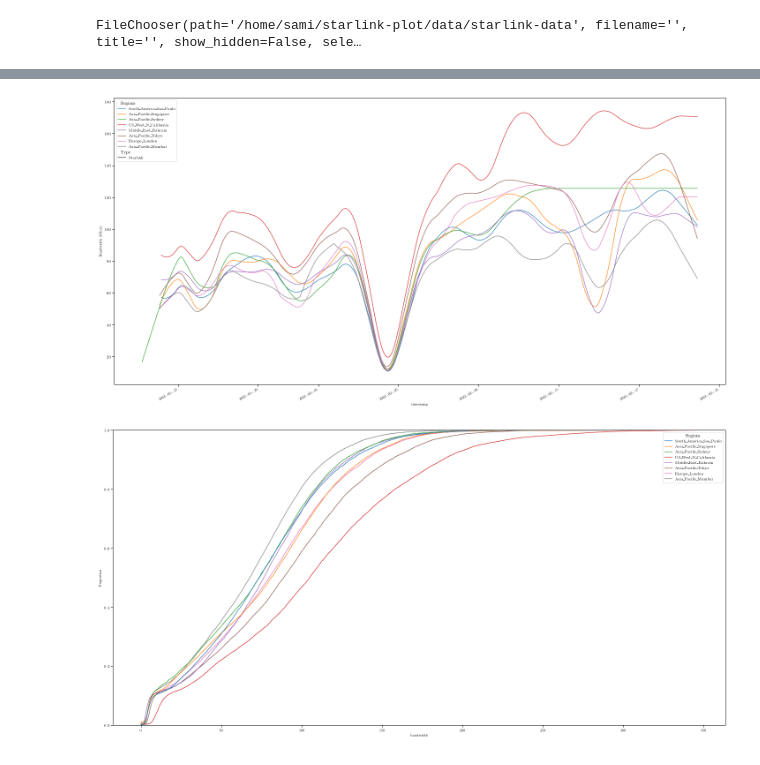
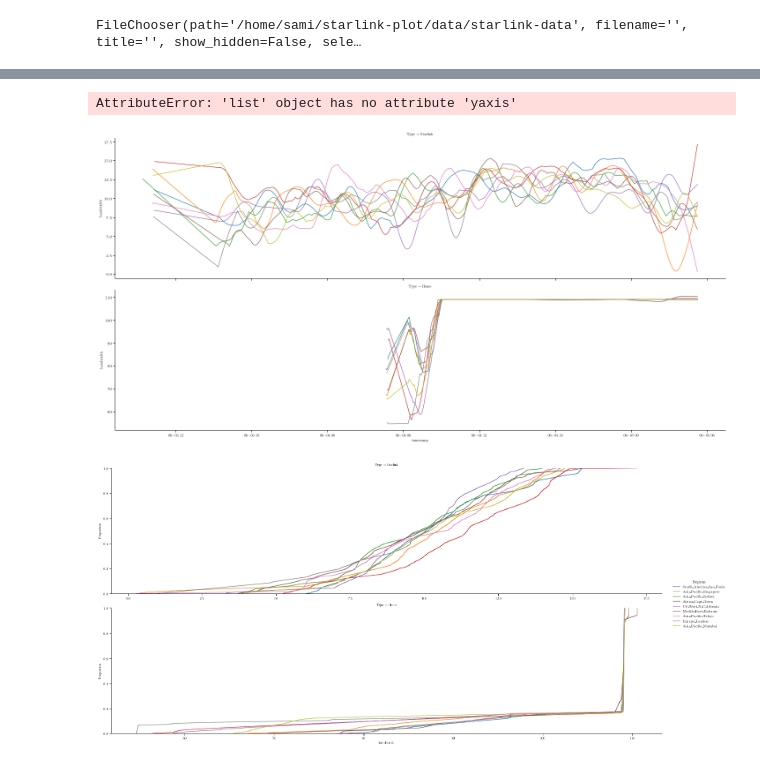
Before and after one commit to Starlink-Measurement/starlink-plot, a Jupyter notebook: plot_iperf3.ipynb, the cells around one changed output, grey strips where cells are left out. Drawn from its saved outputs; the diff is of its cells as text; code cells hidden in the pictures.

```diff
--- a/plot_iperf3.ipynb
+++ b/plot_iperf3.ipynb
@@ -113,8 +113,8 @@ display(fc)
 # %% [output]
 FileChooser(path='/home/sami/starlink-plot/data/Home_network_data', filename='', title='', show_hidden=False, …
 # %%
-fc1 = FileChooser('data/starlink-data/')
-fc1.sandbox_path = 'data/starlink-data/'
+fc1 = FileChooser('data/starlink-data/Iperf_csv/')
+fc1.sandbox_path = 'data/starlink-data/Iperf_csv/'
 display(fc1)
 # %% [output]
 FileChooser(path='/home/sami/starlink-plot/data/starlink-data', filename='', title='', show_hidden=False, sele…
@@ -134,7 +136,7 @@ src_dirs
 df = pd.DataFrame()
 for type_name, folder in src_dirs:
     #df = concat_df(args.src_folder, UDP_UP, [JITTER])
-    df_temp = combine_reg(folder, TCP_DOWN, first=1)
+    df_temp = combine_reg(folder, UDP_UP, first=1)
     df_temp = pd.concat({type_name: df_temp}, axis=1)
     if not df.empty:
         df = df.merge(df_temp, how='outer', left_index=True, right_index=True)
@@ -160,5 +162,6 @@ df
 # %%
 df_regs = df.replace(-1, pd.NA)
+df_regs = df_regs.astype(object).where(df_regs.notnull(), None)
 df_regs = df_regs.dropna(how='all').astype(float)
 #df = concat_df(args.src_folder, UDP_DOWN).sort_values('timestamp')
 #df_regs = df_regs.loc['2022-05-28 18:13:00':]
@@ -187,7 +212,7 @@ df_regs
 df_regs_interp = df_regs
 df_regs_interp = df_regs_interp.resample('H').mean()
 df_regs_interp = df_regs_interp.interpolate(method='linear')
-df_regs_interp = df_regs_interp.apply(lambda x: savgol_filter(x,41,1))
+df_regs_interp = df_regs_interp.apply(lambda x: savgol_filter(x,91,1))
 # Perform savgol filtering
 df_regs_interp
 
@@ -236,9 +261,9 @@ df_unstacked
 # %%
 #fig, ax = plt.subplots(figsize=(3.5,3))
-fig, ax = plt.subplots(figsize=(20,10))
+#fig, ax = plt.subplots(figsize=(20,10))
 
-ax.xaxis.update_units(df.index)
-y_val = df_unstacked.bandwidth
+#ax.xaxis.update_units(df.index)
+#y_val = df_unstacked.bandwidth
 #sns.scatterplot(x=ax.xaxis.convert_units(df.timestamp), y=y_val, ax=ax)
 #sns.jointplot(x=ax.xaxis.convert_units(df.timestamp), y=y_val, ax=ax)
 
@@ -246,20 +271,33 @@ y_val = df_unstacked.bandwidth
 #        palette=["black"]*sum(y_val.isna()), markers=True, legend=False)
 #sns.lineplot(data=df_regs)
 
-g = sns.lineplot(data=df_unstacked, x='timestamp', y='bandwidth', hue=N_REGIONS, style=N_TYPE)
+g = sns.FacetGrid(data=df_unstacked, row=N_TYPE, hue=N_REGIONS, sharey=False, height=5, aspect=4)
+g.map(sns.lineplot, 'timestamp', 'bandwidth')
+
+g_ax = g.fig.axes
+sns.scatterplot(data=df_outage, ax=g_ax)
+
+
+#g = sns.lineplot(data=df_unstacked, x='timestamp', y='bandwidth', hue=N_REGIONS, style=N_TYPE)
 #g = sns.lineplot(data=df_unstacked, x=df_unstacked.index, y='bandwidth')
 #ax.set(yscale='log')
 g.figure.autofmt_xdate()
 
 #ax.set_ylabel("Jitter (ms)")
-ax.set_ylabel("Bandwidth (Mb/s)")
-fig.tight_layout()
+g.add_legend()
+g.set(ylabel="Bandwidth (Mb/s)")
+g.tight_layout()
+#fig.tight_layout()
 # %% [output]
+AttributeError: 'list' object has no attribute 'yaxis'
-[figure, old version]
+[figure, new version]
 # %%
-fig2, ax2 = plt.subplots(figsize=(20,10))
-sns.ecdfplot(data=df_unstacked, x='bandwidth', hue=N_REGIONS)
-fig2.tight_layout()
+#fig2, ax2 = plt.subplots(figsize=(20,10))
+g2 = sns.FacetGrid(data=df_unstacked, row=N_TYPE, hue=N_REGIONS, sharex=False, height=5, aspect=4)
+g2.map(sns.ecdfplot, 'bandwidth')
+g2.add_legend()
+g2.tight_layout()
+#fig2.tight_layout()
 # %% [output]
-[figure, old version]
+[figure, new version]
 # %%
```
Also changed, not shown: parts of 8 cells of this notebook, 3 other files.
